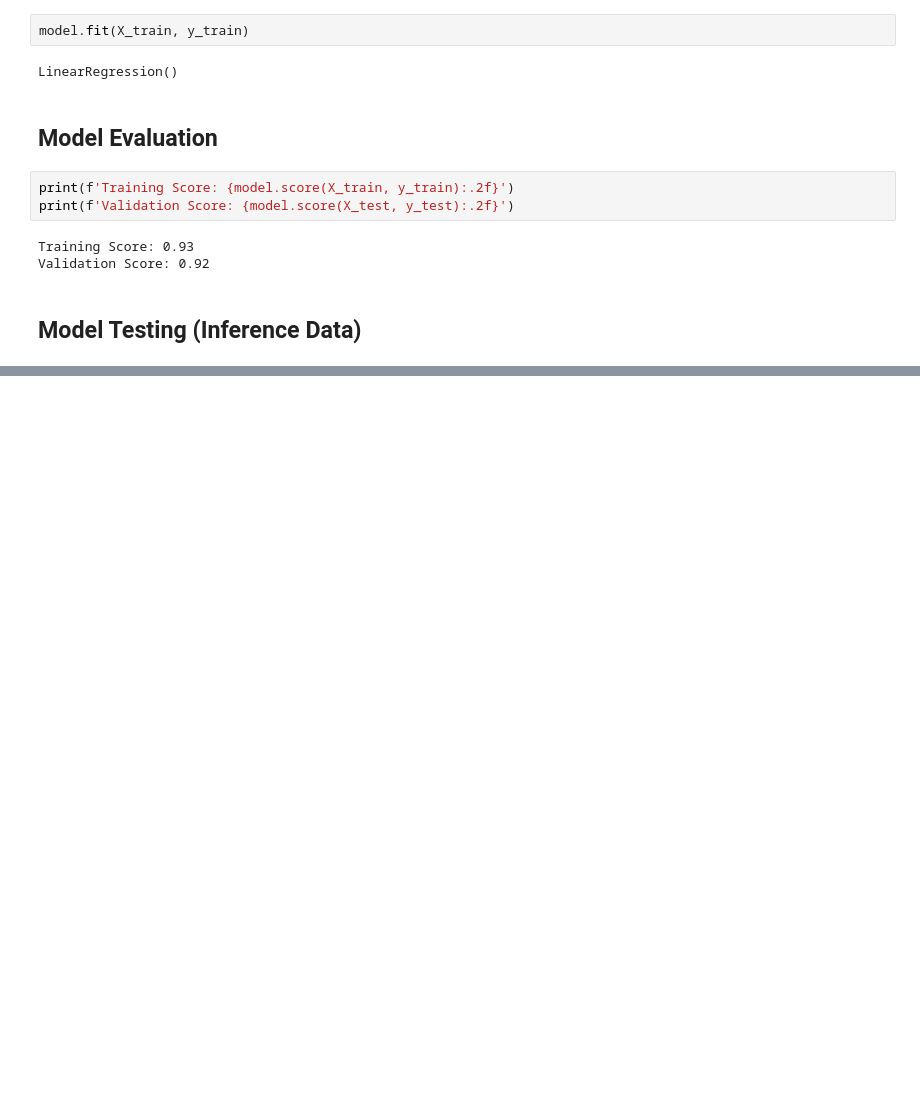
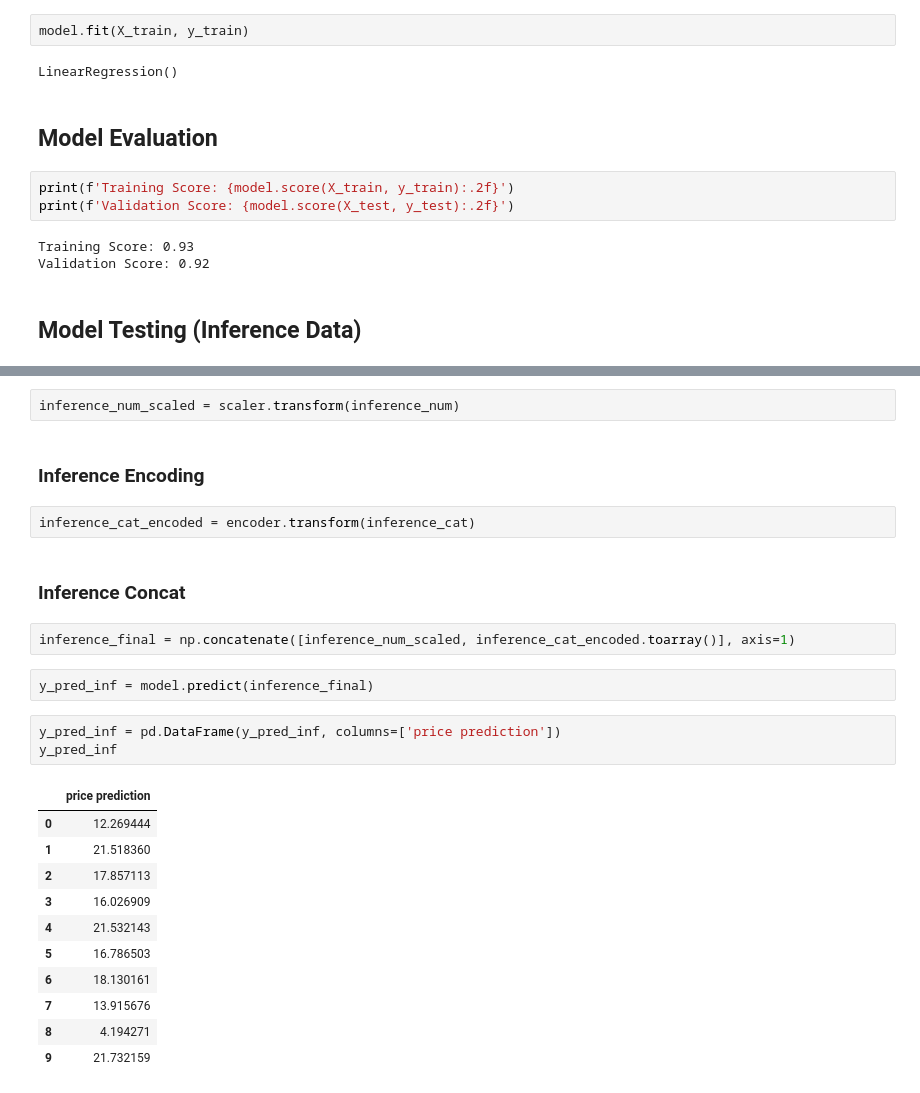
Before and after one commit to Penzragon/h8dsft_P1W1Reg, a Jupyter notebook: script.ipynb, the cells around one changed output, grey strips where cells are left out. Saved outputs shown, nothing was run; the diff lists cells and outputs as text; blank space fills up the shorter version.

```diff
--- a/script.ipynb
+++ b/script.ipynb
@@ -741,0 +749,27 @@ Validation Score: 0.92
+# %%
+inference_num_scaled = scaler.transform(inference_num)
+# %% [markdown]
+### Inference Encoding
+# %%
+inference_cat_encoded = encoder.transform(inference_cat)
+# %% [markdown]
+### Inference Concat
+# %%
+inference_final = np.concatenate([inference_num_scaled, inference_cat_encoded.toarray()], axis=1)
+# %%
+y_pred_inf = model.predict(inference_final)
+# %%
+y_pred_inf = pd.DataFrame(y_pred_inf, columns=['price prediction'])
+y_pred_inf
+# %% [output]
+|  | price prediction |
+| 0 | 12.269444 |
+| 1 | 21.518360 |
+| 2 | 17.857113 |
+| 3 | 16.026909 |
+| 4 | 21.532143 |
+| 5 | 16.786503 |
+| 6 | 18.130161 |
+| 7 | 13.915676 |
+| 8 | 4.194271 |
+| 9 | 21.732159 |
```
Also changed, not shown: parts of 4 cells of this notebook.
